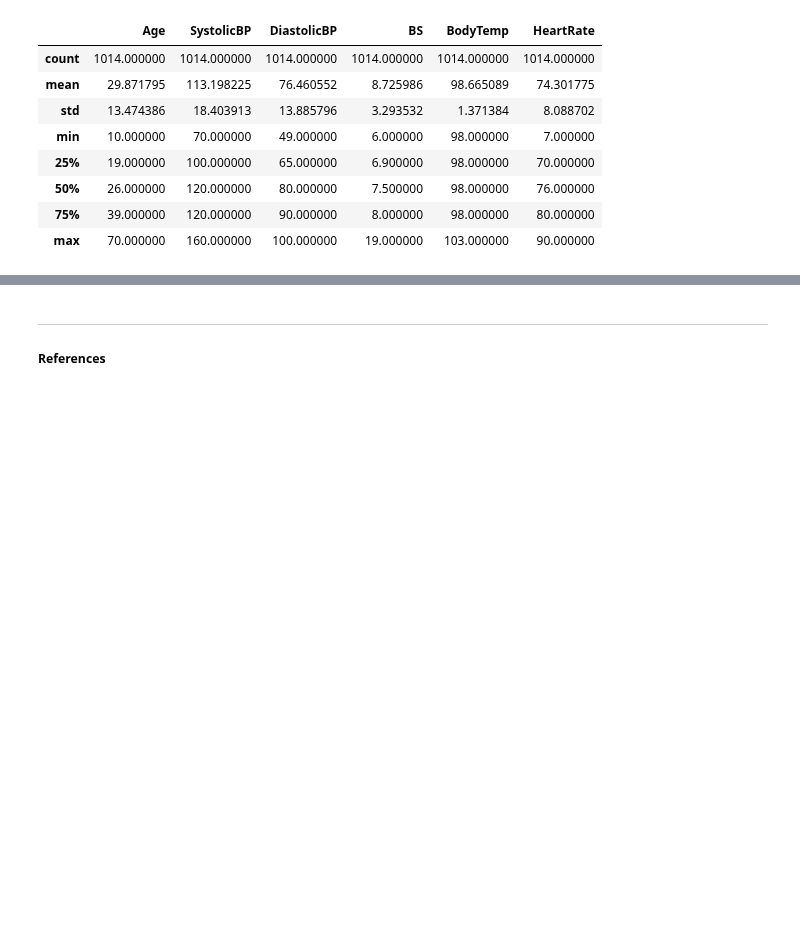
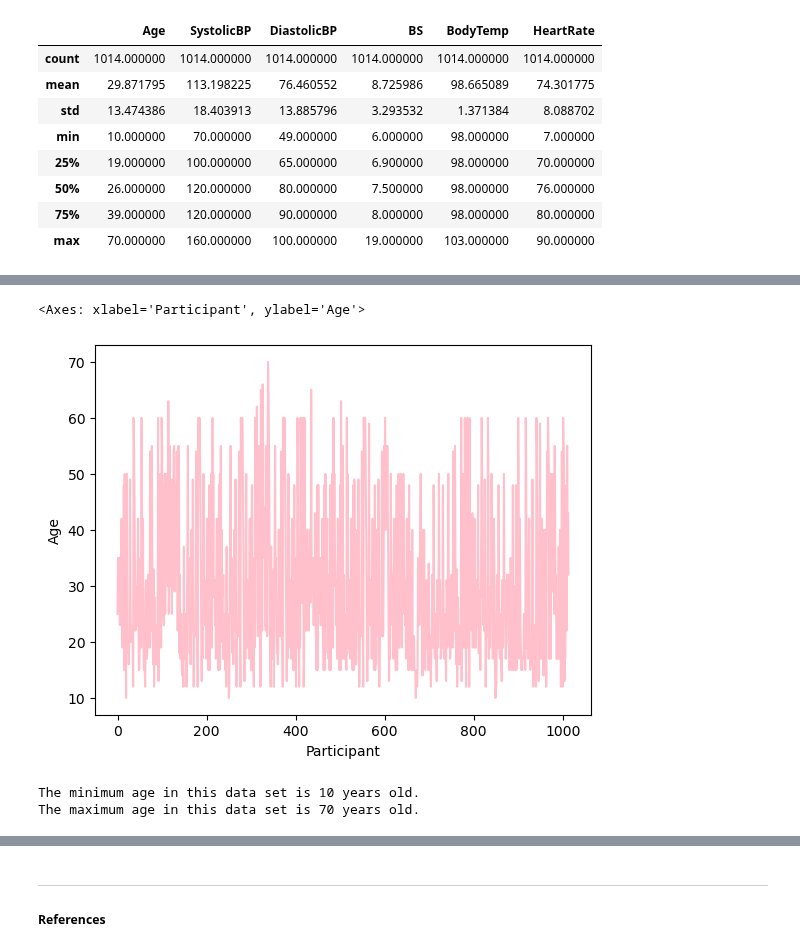
Before and after one commit to Jennyicano/PFDA, a Jupyter notebook: pfda_project/big_project.ipynb, the cells around one changed output, grey strips where cells are left out. Cells and saved outputs as stored; diff of their text form; code cells hidden in the pictures; blank space fills up the shorter version.

```diff
--- a/pfda_project/big_project.ipynb
+++ b/pfda_project/big_project.ipynb
@@ -77,0 +89,5 @@ df = df.dropna()
+# %%
+# Renaming the first column as 'Participant' in the survey
+df.rename_axis('Participant', inplace=True)
+
+df.head()
@@ -77,0 +102,16 @@ df = df.dropna()
+# %%
+# Plotting the age of the participants in the survey
+sns.lineplot(data=df, x=df.index, y="Age", color='pink')
+# %% [output]
+<Axes: xlabel='Participant', ylabel='Age'>
+[figure, added]
+# %%
+# Looking at the minimum and maximum age in the dataset.
+min_age = df['Age'].min()
+print("The minimum age in this data set is", min_age, 'years old.')
+
+max_age = df['Age'].max()
+print("The maximum age in this data set is", max_age, 'years old.')
+# %% [output]
+The minimum age in this data set is 10 years old.
+The maximum age in this data set is 70 years old.
```
Also changed, not shown: parts of 3 cells of this notebook, 1 other file.
